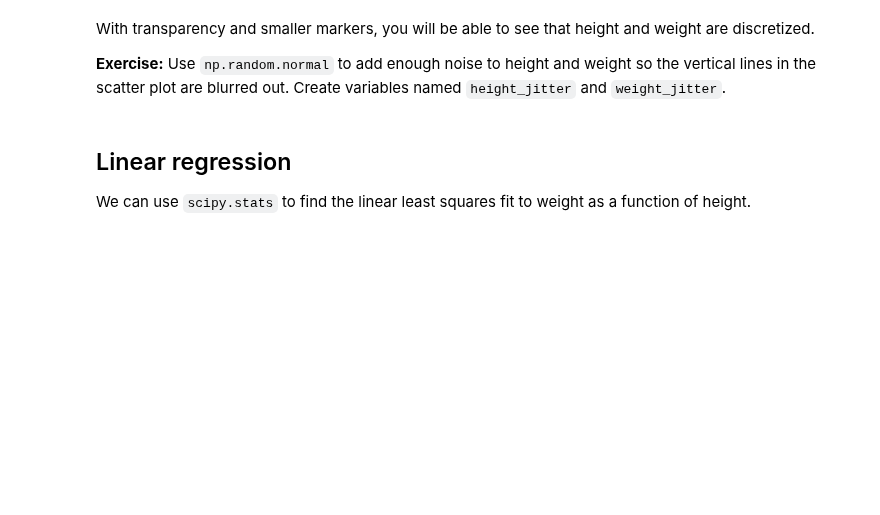
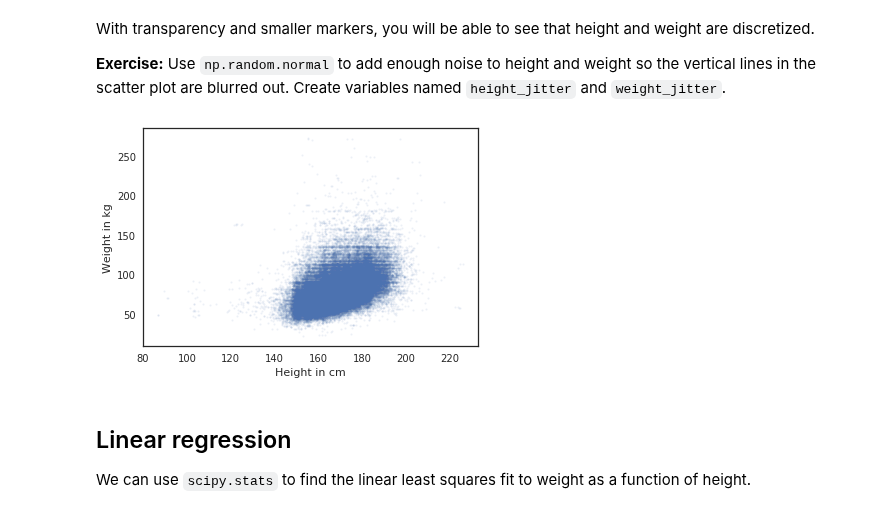
Before and after one commit to AllenDowney/ThinkStats2, a Jupyter notebook: homeworks/homework03.ipynb, the cells around one changed output. Cells and saved outputs as stored; diff of their text form; code cells hidden in the pictures; blank space fills up the shorter version.

```diff
--- a/homeworks/homework03.ipynb
+++ b/homeworks/homework03.ipynb
@@ -60,3 +87,16 @@ With transparency and smaller markers, you will be able to see that height and w
+# %%
+n = len(height)
+height_jitter=np.random.normal(-1.3, +1.3, n) + height
+
+n = len(weight)
+weight_jitter=np.random.normal(-0.5, +0.5, n) + weight
+
+plt.plot(height_jitter, weight_jitter, 'o',alpha = 0.1, markersize = 2)
+
+plt.xlabel('Height in cm')
+plt.ylabel('Weight in kg')
+# %% [output]
+[figure, added]
 # %% [markdown]
 ## Linear regression
 
```
Also changed, not shown: parts of 65 cells of this notebook.
